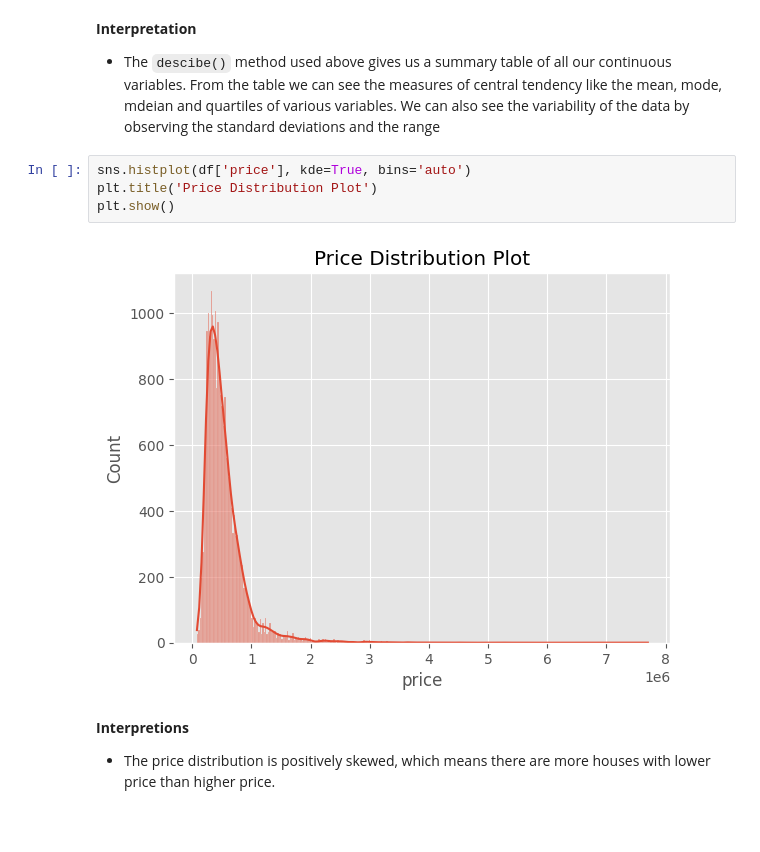
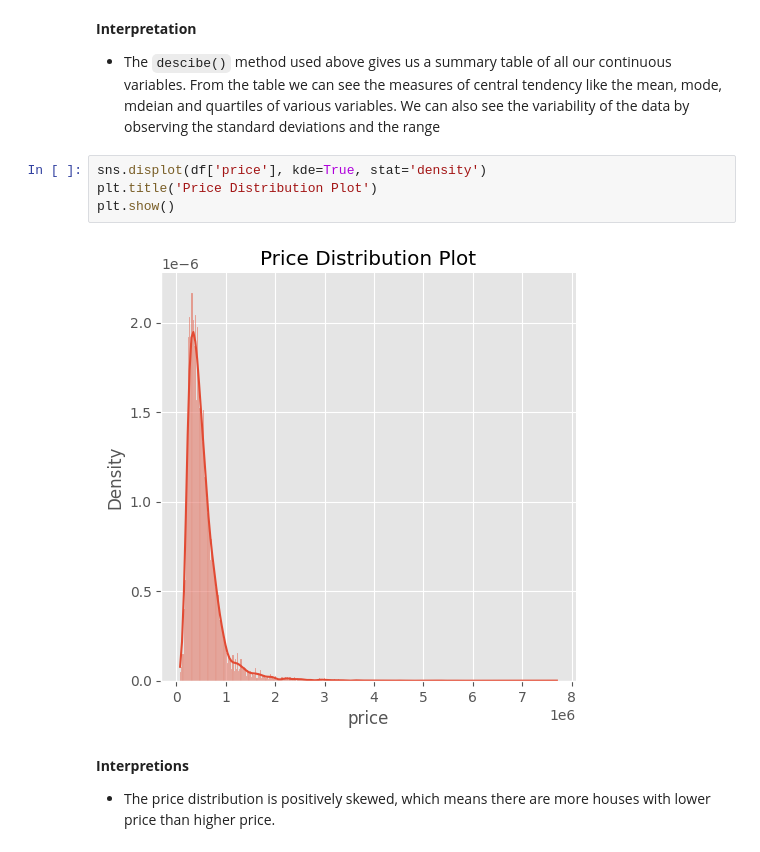
Before and after one commit to D-EKALE/KC-Housing-Project-2, a Jupyter notebook: student.ipynb, the cells around one changed output. Drawn from its saved outputs; the diff is of its cells as text; blank space fills up the shorter version.

````diff
--- a/student.ipynb
+++ b/student.ipynb
@@ -131,11 +131,11 @@ df.describe()
 **Interpretation**
 * The ```descibe()``` method used above gives us a summary table of all our continuous variables. From the table we can see the measures of central tendency like the mean, mode, mdeian and quartiles of various variables. We can also see the variability of the data by observing the standard deviations and the range
 # %%
-sns.histplot(df['price'], kde=True, bins='auto')
+sns.displot(df['price'], kde=True, stat='density')
 plt.title('Price Distribution Plot')
 plt.show()
 # %% [output]
-[figure, old version]
+[figure, new version]
 # %% [markdown]
 **Interpretions**
 * The price distribution is positively skewed, which means there are more houses with lower price than higher price.
````
Also changed, not shown: parts of 2 cells of this notebook.
